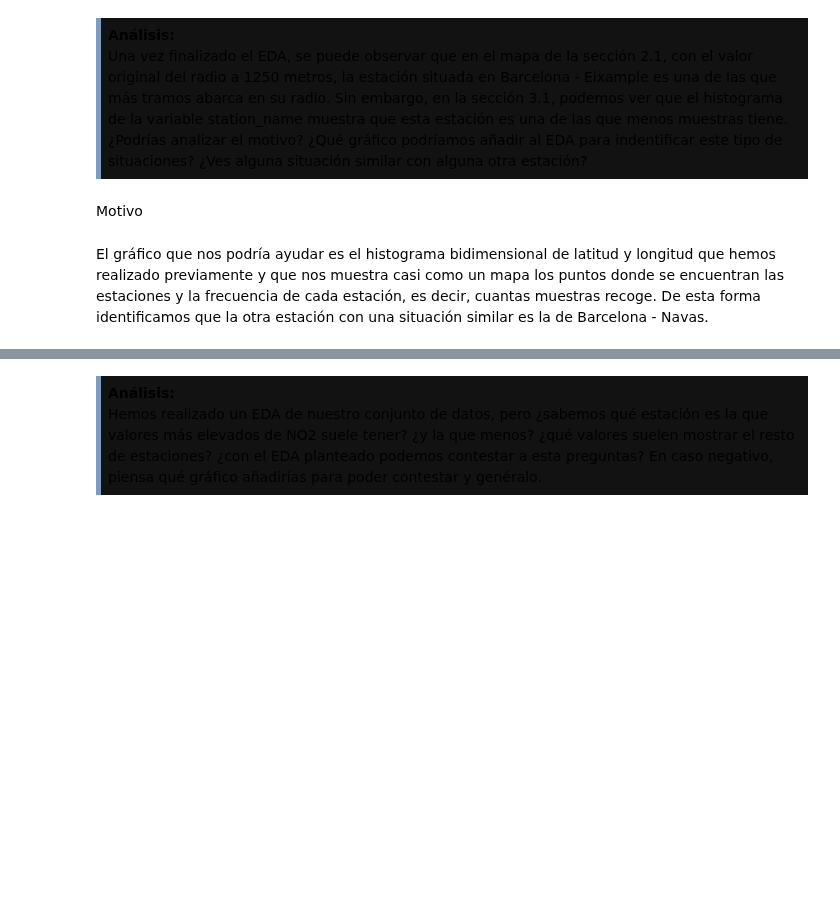
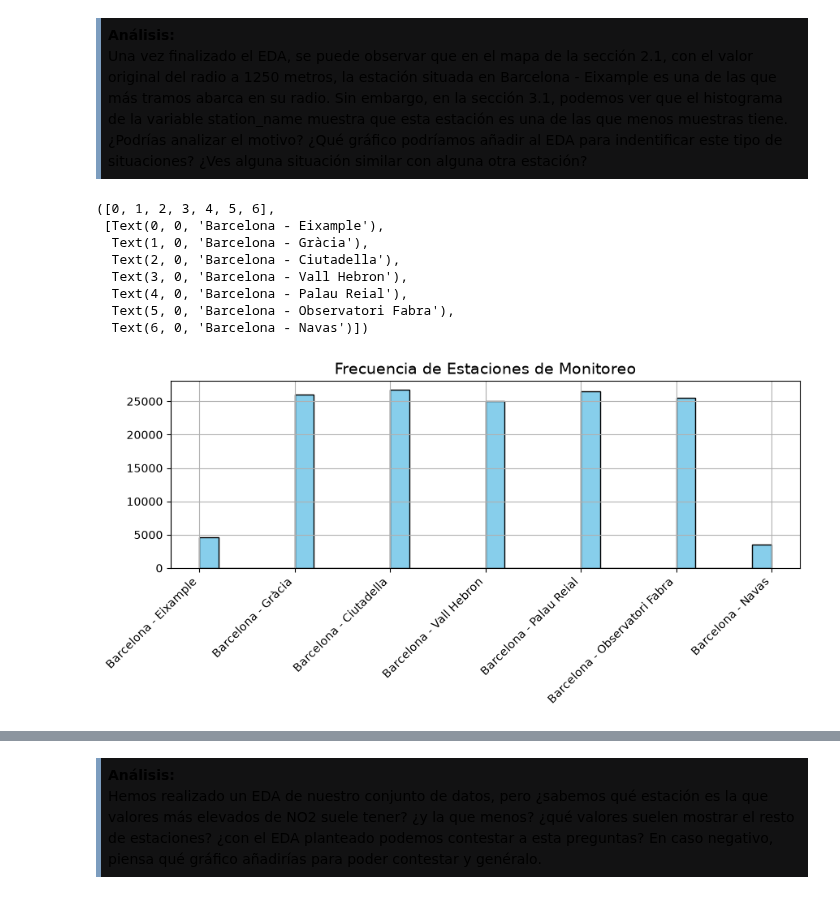
Before and after one commit to Axton-Industries/Aprendizaje-Automatico, a Jupyter notebook: PEC1/M2.891_20261_PEC1-Enunciado.ipynb, the cells around one changed output, grey strips where cells are left out. Cells and saved outputs as stored; diff of their text form; code cells hidden in the pictures; blank space fills up the shorter version.

```diff
--- a/PEC1/M2.891_20261_PEC1-Enunciado.ipynb
+++ b/PEC1/M2.891_20261_PEC1-Enunciado.ipynb
@@ -474,7 +474,18 @@ Podemos ver también como las variables que indiqué previamente tiene una corre
 <strong>Análisis:</strong>
 <br> Una vez finalizado el EDA, se puede observar que en el mapa de la sección 2.1, con el valor original del radio a 1250 metros, la estación situada en Barcelona - Eixample es una de las que más tramos abarca en su radio. Sin embargo, en la sección 3.1, podemos ver que el histograma de la variable station_name muestra que esta estación es una de las que menos muestras tiene. ¿Podrías analizar el motivo? ¿Qué gráfico podríamos añadir al EDA para indentificar este tipo de situaciones? ¿Ves alguna situación similar con alguna otra estación?
 </div>
-# %% [markdown]
-Motivo
-# %% [markdown]
-El gráfico que nos podría ayudar es el histograma bidimensional de latitud y longitud que hemos realizado previamente y que nos muestra casi como un mapa los puntos donde se encuentran las estaciones y la frecuencia de cada estación, es decir, cuantas muestras recoge. De esta forma identificamos que la otra estación con una situación similar es la de Barcelona - Navas.
+# %%
+# Visualización de la distribución de estaciones de monitoreo en forma de histograma
+sensor_df['station_name'].hist(bins=30, figsize=(10, 3), color='skyblue', edgecolor='black')
+plt.title('Frecuencia de Estaciones de Monitoreo', fontsize=14)
+plt.xticks(rotation=45, ha='right') # Inclinamos los nombres para que se lean bien
+# %% [output]
+([0, 1, 2, 3, 4, 5, 6],
+ [Text(0, 0, 'Barcelona - Eixample'),
+  Text(1, 0, 'Barcelona - Gràcia'),
+  Text(2, 0, 'Barcelona - Ciutadella'),
+  Text(3, 0, 'Barcelona - Vall Hebron'),
+  Text(4, 0, 'Barcelona - Palau Reial'),
+  Text(5, 0, 'Barcelona - Observatori Fabra'),
+  Text(6, 0, 'Barcelona - Navas')])
+[figure, added]
```
Also changed, not shown: parts of 3 cells of this notebook.
